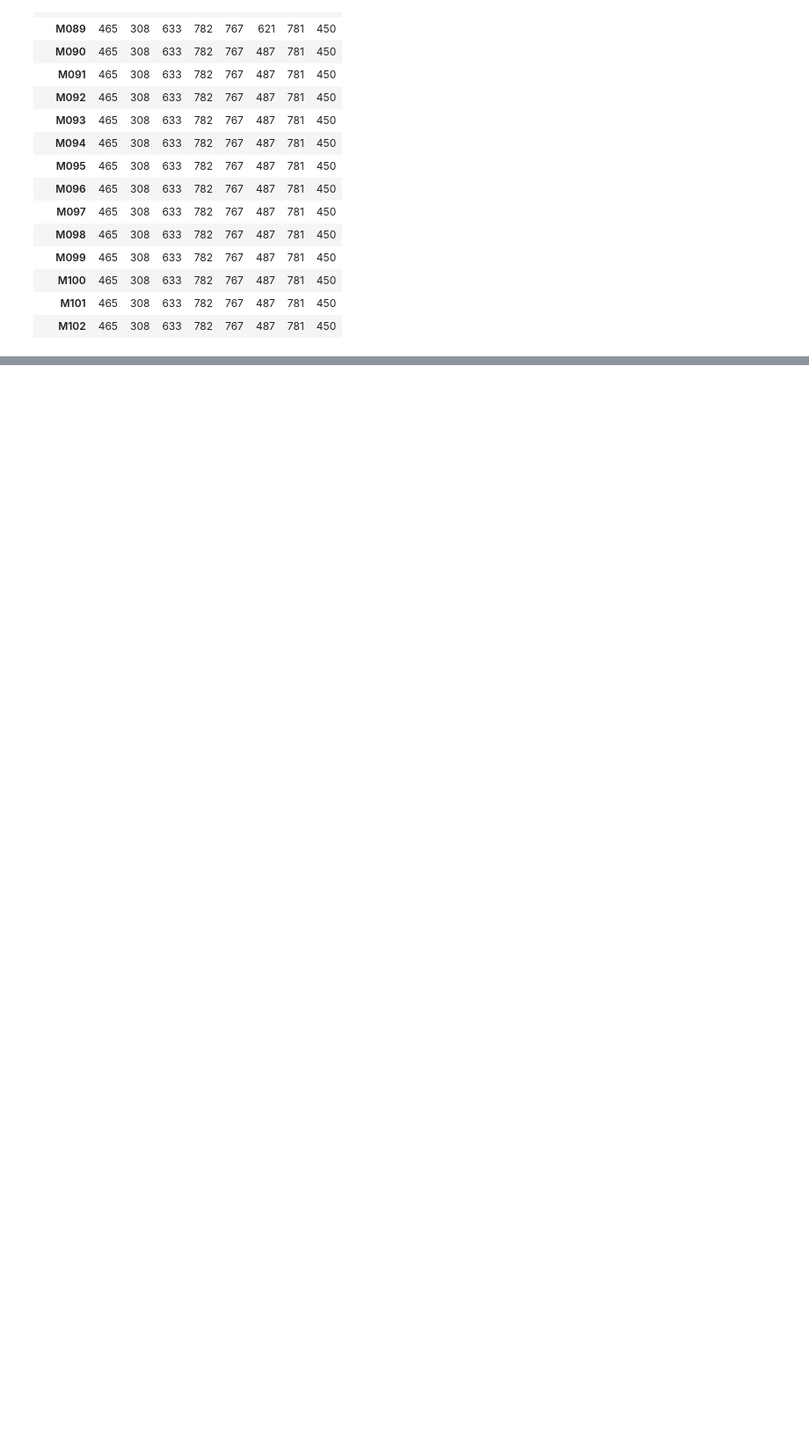
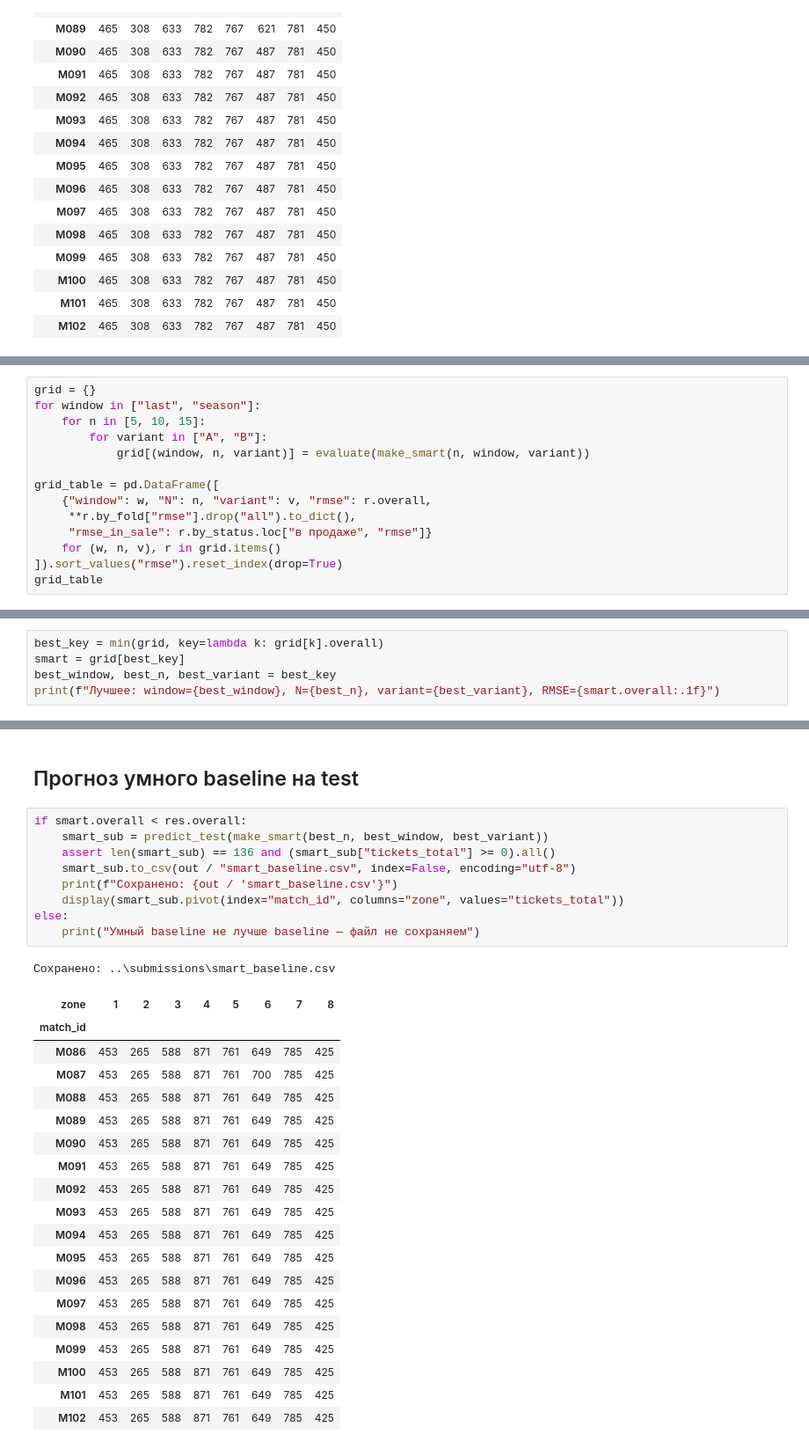
Before and after one commit to shertwg/datamatch-avangard, a Jupyter notebook: notebooks/02_baseline.ipynb, the cells around one changed output, grey strips where cells are left out. Shown at 88% size. Cells and saved outputs as stored; diff of their text form; blank space fills up the shorter version.

Commit message:
Smart baseline 135.2, load_daily_sales, Git section in CLAUDE.md
Co-Authored-By: Claude Opus 5.5 <noreply@anthropic.com>

```diff
--- a/notebooks/02_baseline.ipynb
+++ b/notebooks/02_baseline.ipynb
@@ -180,0 +240,14 @@ sub.pivot(index="match_id", columns="zone", values="tickets_total")
+# %%
+grid = {}
+for window in ["last", "season"]:
+    for n in [5, 10, 15]:
+        for variant in ["A", "B"]:
+            grid[(window, n, variant)] = evaluate(make_smart(n, window, variant))
+
+grid_table = pd.DataFrame([
+    {"window": w, "N": n, "variant": v, "rmse": r.overall,
+     **r.by_fold["rmse"].drop("all").to_dict(),
+     "rmse_in_sale": r.by_status.loc["в продаже", "rmse"]}
+    for (w, n, v), r in grid.items()
+]).sort_values("rmse").reset_index(drop=True)
+grid_table
@@ -180,0 +268,5 @@ sub.pivot(index="match_id", columns="zone", values="tickets_total")
+# %%
+best_key = min(grid, key=lambda k: grid[k].overall)
+smart = grid[best_key]
+best_window, best_n, best_variant = best_key
+print(f"Лучшее: window={best_window}, N={best_n}, variant={best_variant}, RMSE={smart.overall:.1f}")
@@ -180,0 +339,32 @@ sub.pivot(index="match_id", columns="zone", values="tickets_total")
+# %% [markdown]
+## Прогноз умного baseline на test
+# %%
+if smart.overall < res.overall:
+    smart_sub = predict_test(make_smart(best_n, best_window, best_variant))
+    assert len(smart_sub) == 136 and (smart_sub["tickets_total"] >= 0).all()
+    smart_sub.to_csv(out / "smart_baseline.csv", index=False, encoding="utf-8")
+    print(f"Сохранено: {out / 'smart_baseline.csv'}")
+    display(smart_sub.pivot(index="match_id", columns="zone", values="tickets_total"))
+else:
+    print("Умный baseline не лучше baseline — файл не сохраняем")
+# %% [output]
+Сохранено: ..\submissions\smart_baseline.csv
+| zone | 1 | 2 | 3 | 4 | 5 | 6 | 7 | 8 |
+| match_id |  |  |  |  |  |  |  |  |
+| M086 | 453 | 265 | 588 | 871 | 761 | 649 | 785 | 425 |
+| M087 | 453 | 265 | 588 | 871 | 761 | 700 | 785 | 425 |
+| M088 | 453 | 265 | 588 | 871 | 761 | 649 | 785 | 425 |
+| M089 | 453 | 265 | 588 | 871 | 761 | 649 | 785 | 425 |
+| M090 | 453 | 265 | 588 | 871 | 761 | 649 | 785 | 425 |
+| M091 | 453 | 265 | 588 | 871 | 761 | 649 | 785 | 425 |
+| M092 | 453 | 265 | 588 | 871 | 761 | 649 | 785 | 425 |
+| M093 | 453 | 265 | 588 | 871 | 761 | 649 | 785 | 425 |
+| M094 | 453 | 265 | 588 | 871 | 761 | 649 | 785 | 425 |
+| M095 | 453 | 265 | 588 | 871 | 761 | 649 | 785 | 425 |
+| M096 | 453 | 265 | 588 | 871 | 761 | 649 | 785 | 425 |
+| M097 | 453 | 265 | 588 | 871 | 761 | 649 | 785 | 425 |
+| M098 | 453 | 265 | 588 | 871 | 761 | 649 | 785 | 425 |
+| M099 | 453 | 265 | 588 | 871 | 761 | 649 | 785 | 425 |
+| M100 | 453 | 265 | 588 | 871 | 761 | 649 | 785 | 425 |
+| M101 | 453 | 265 | 588 | 871 | 761 | 649 | 785 | 425 |
+| M102 | 453 | 265 | 588 | 871 | 761 | 649 | 785 | 425 |
```
Also changed, not shown: parts of 11 cells of this notebook, 3 other files.
